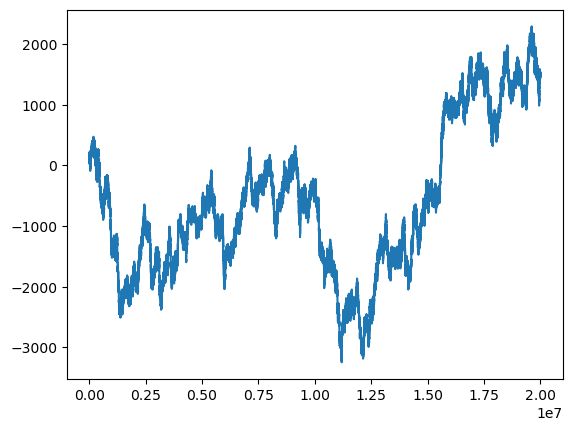
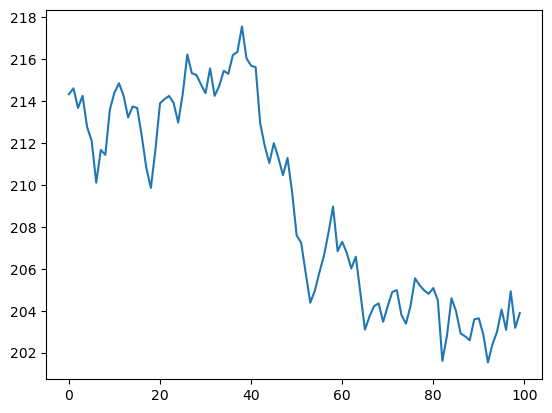
Unified diff of the notebook cell whose output changed from the first chart to the second:
--- before
+++ after
@@ -1 +1 @@
-plt.plot(raw_signals)
+plt.plot(raw_signals[20000:20100])

Commit: 06-23-2026